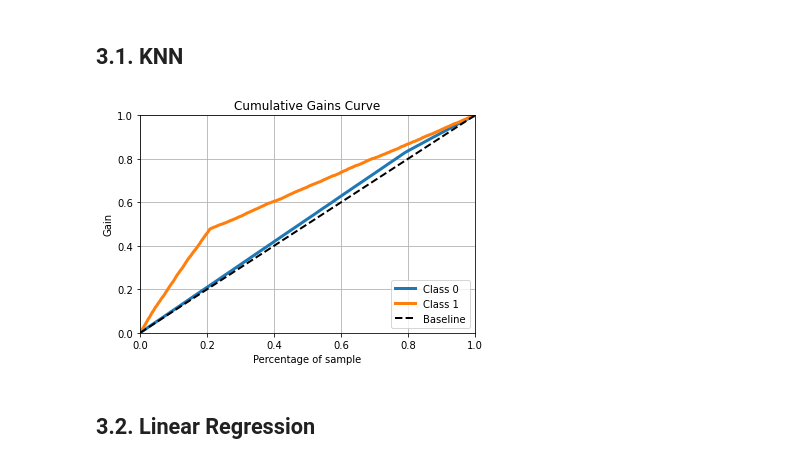
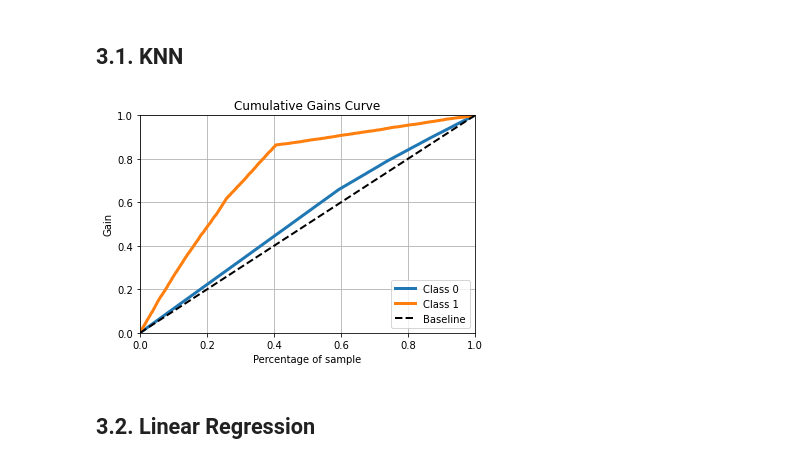
Before and after one commit to joaomj/health_insurance_cross_sell, a Jupyter notebook: health_insurance_cross-sell/notebooks/machine_learning.ipynb, the cells around one changed output. Drawn from its saved outputs; the diff is of its cells as text; code cells hidden in the pictures.

Commit message:
Model Performance Analysis started

```diff
--- a/health_insurance_cross-sell/notebooks/machine_learning.ipynb
+++ b/health_insurance_cross-sell/notebooks/machine_learning.ipynb
@@ -189,23 +171,23 @@ x_val = x_val[cols_selected]
 ## 3.1. KNN
 # %%
 # model definition
-knn_model = nh.KNeighborsClassifier(n_neighbors = 2)
+knn_model = nh.KNeighborsClassifier(n_neighbors = 7)
 
 # model training
 knn_model.fit(x_train, y_train)
 
 # model prediction - Generalizing Power
 yhat_knn = knn_model.predict_proba(x_val)
 
 # Accumulative Gain
 skplt.metrics.plot_cumulative_gain(y_val, yhat_knn);
 
 # what this chart tell?
-# if i make the offer to 20% of the ordered list, i will find 50% of interested people (with 02 neighbors)
+# if i make the offer to 40% of the ordered list, i will find ~85% of interested people (with 07 neighbors)
 # this means the KNN model left interested people on the end of the list
 # more KNN Neighbors = i will find more interested people
 # %% [output]
-[figure, old version]
+[figure, new version]
 # %% [markdown]
 ## 3.2. Linear Regression
 # %%
```
Also changed, not shown: parts of 10 cells of this notebook.
